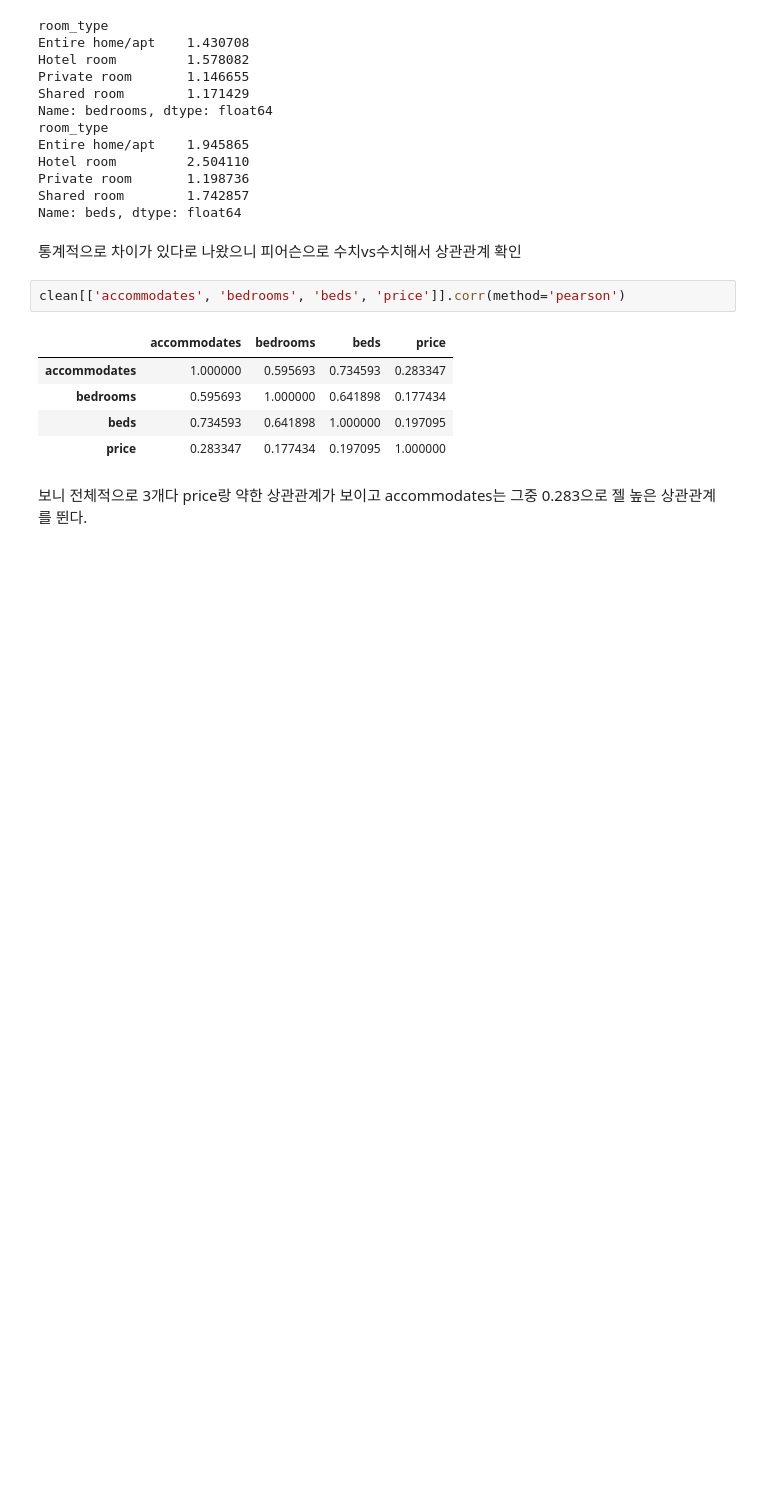
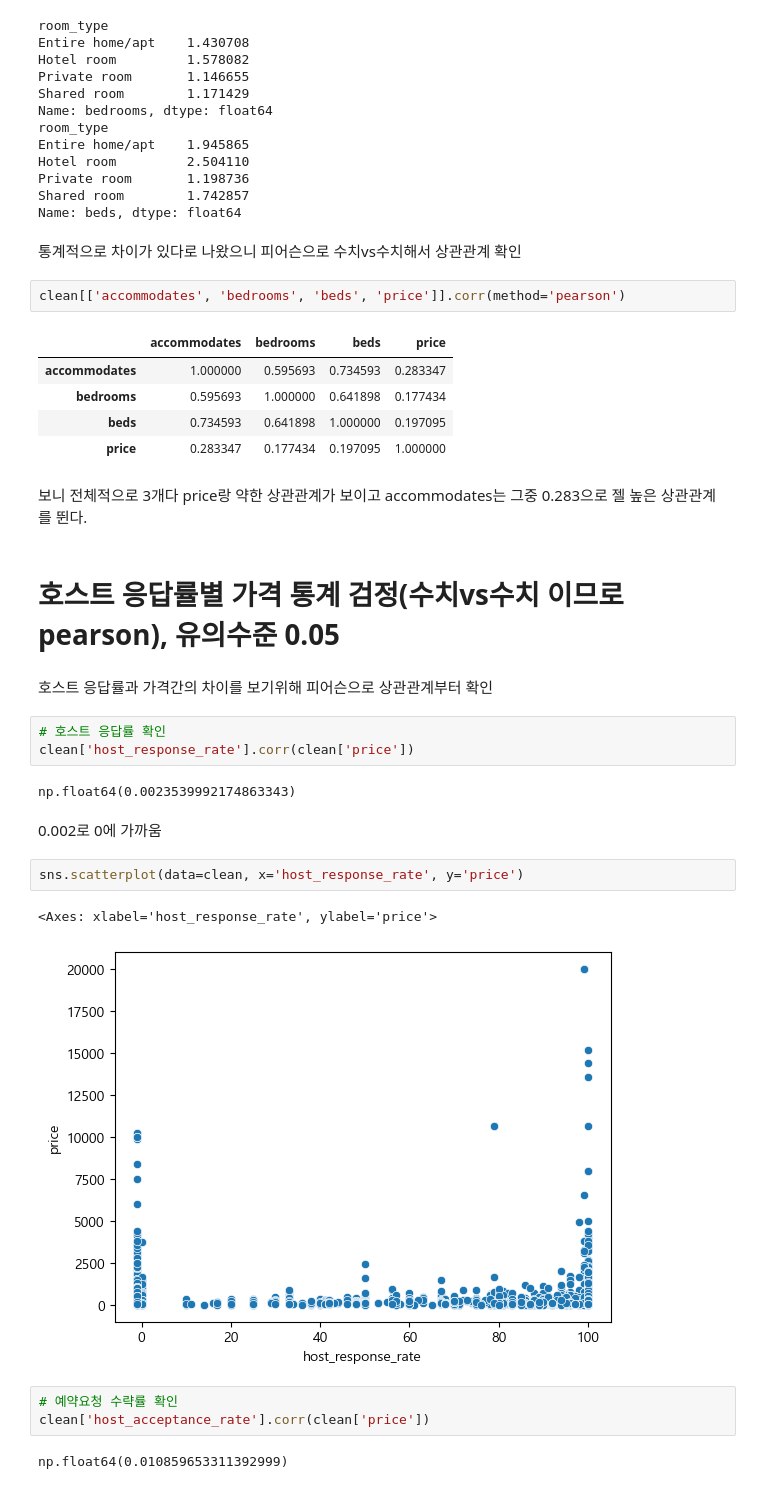
Before and after one commit to KyungminChang/data-analysis-project-BBB, a Jupyter notebook: 02_basic_statistics.ipynb, the cells around one changed output. Cells and saved outputs as stored; diff of their text form; blank space fills up the shorter version.

Commit message:
호스트 응답률별 구간나눠 올려봤어요(조용히)

```diff
--- a/02_basic_statistics.ipynb
+++ b/02_basic_statistics.ipynb
@@ -711,3 +711,24 @@ clean[['accommodates', 'bedrooms', 'beds', 'price']].corr(method='pearson')
 | price | 0.283347 | 0.177434 | 0.197095 | 1.000000 |
 # %% [markdown]
 보니 전체적으로 3개다 price랑 약한 상관관계가 보이고 accommodates는 그중 0.283으로 젤 높은 상관관계를 뛴다.
+# %% [markdown]
+# 호스트 응답률별 가격 통계 검정(수치vs수치 이므로 pearson), 유의수준 0.05
+# %% [markdown]
+호스트 응답률과 가격간의 차이를 보기위해 피어슨으로 상관관계부터 확인
+# %%
+# 호스트 응답률 확인
+clean['host_response_rate'].corr(clean['price'])
+# %% [output]
+np.float64(0.0023539992174863343)
+# %% [markdown]
+0.002로 0에 가까움
+# %%
+sns.scatterplot(data=clean, x='host_response_rate', y='price')
+# %% [output]
+<Axes: xlabel='host_response_rate', ylabel='price'>
+[figure, added]
+# %%
+# 예약요청 수략률 확인
+clean['host_acceptance_rate'].corr(clean['price'])
+# %% [output]
+np.float64(0.010859653311392999)
```
Also changed, not shown: parts of 18 cells of this notebook.
